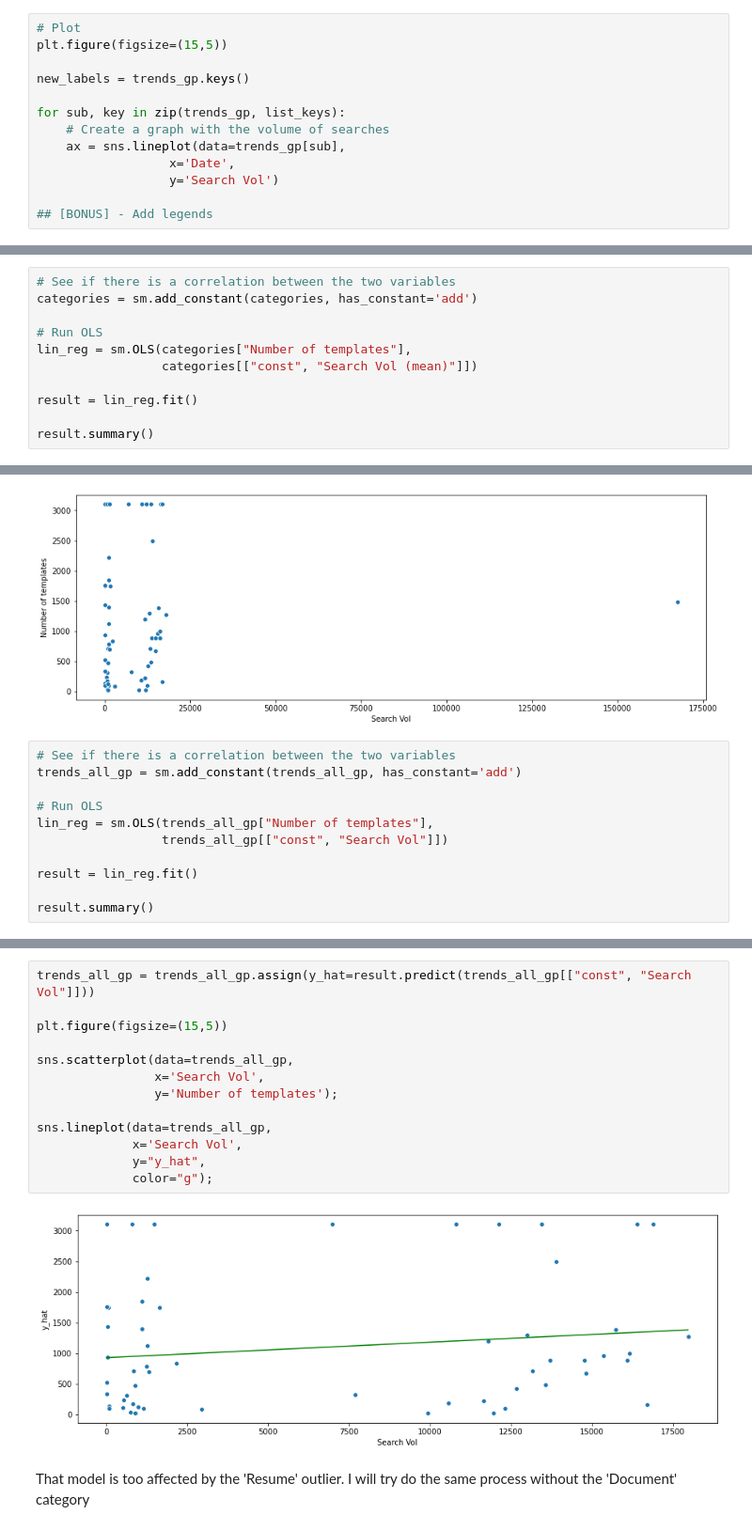
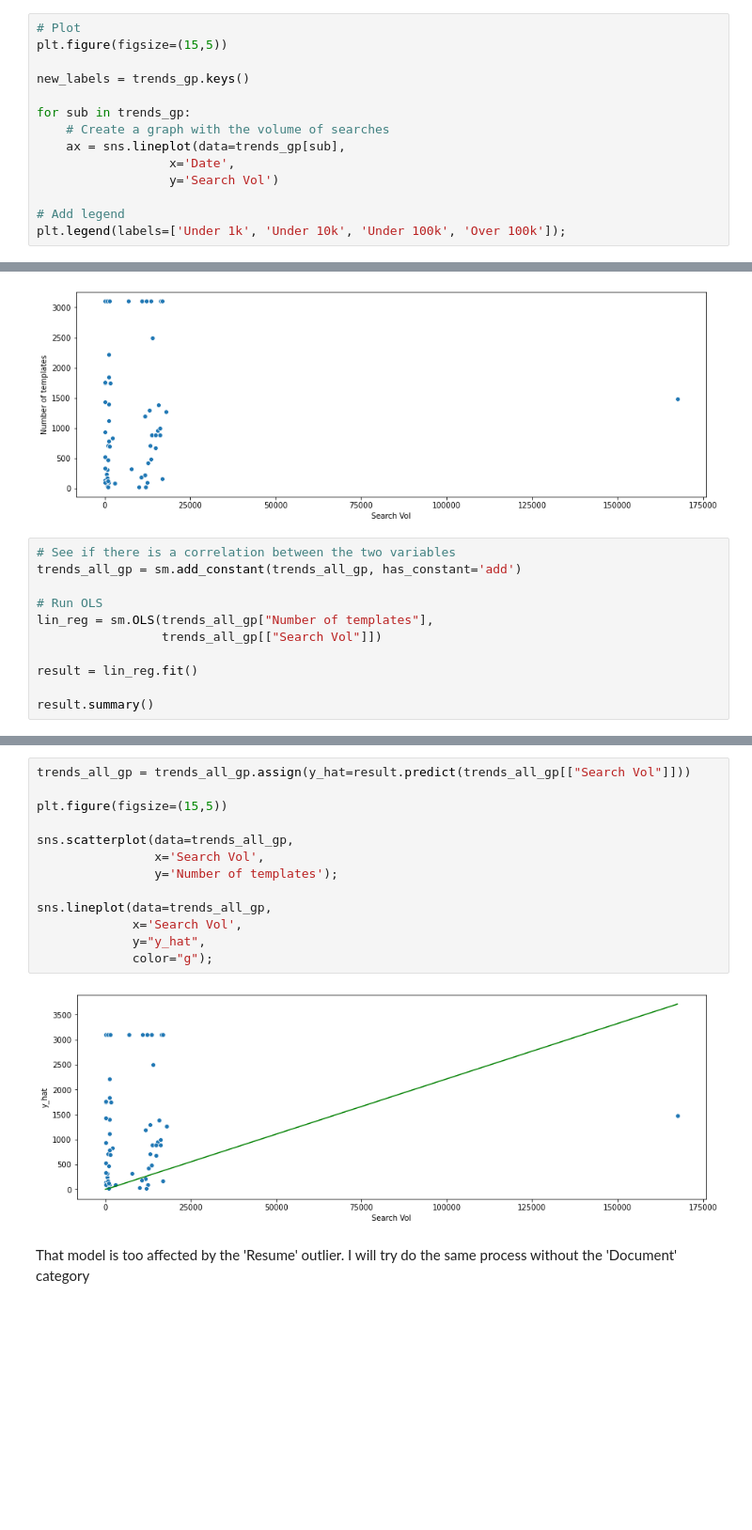
Before and after one commit to pepenunez/product-analytics, a Jupyter notebook: data-analysis.ipynb, the cells around one changed output, grey strips where cells are left out. Shown: that part at 94% size. Drawn from its saved outputs; the diff is of its cells as text; blank space fills up the shorter version.

```diff
--- a/data-analysis.ipynb
+++ b/data-analysis.ipynb
@@ -137,11 +137,12 @@ plt.figure(figsize=(15,5))
 
 new_labels = trends_gp.keys()
 
-for sub, key in zip(trends_gp, list_keys):
+for sub in trends_gp:
     # Create a graph with the volume of searches
     ax = sns.lineplot(data=trends_gp[sub],
                   x='Date',
                   y='Search Vol')
 
-## [BONUS] - Add legends
+# Add legend
+plt.legend(labels=['Under 1k', 'Under 10k', 'Under 100k', 'Over 100k']);
 # %% [output]
@@ -250,11 +216,0 @@ sns.scatterplot(data=categories,
-# %%
-# See if there is a correlation between the two variables
-categories = sm.add_constant(categories, has_constant='add')
-
-# Run OLS
-lin_reg = sm.OLS(categories["Number of templates"],
-                 categories[["const", "Search Vol (mean)"]])
-
-result = lin_reg.fit()
-
-result.summary()
@@ -341,7 +259,7 @@ trends_all_gp = sm.add_constant(trends_all_gp, has_constant='add')
 
 # Run OLS
 lin_reg = sm.OLS(trends_all_gp["Number of templates"],
-                 trends_all_gp[["const", "Search Vol"]])
+                 trends_all_gp[["Search Vol"]])
 
 result = lin_reg.fit()
 
@@ -371,18 +286,18 @@ strong multicollinearity or other numerical problems.
 # %%
-trends_all_gp = trends_all_gp.assign(y_hat=result.predict(trends_all_gp[["const", "Search Vol"]]))
+trends_all_gp = trends_all_gp.assign(y_hat=result.predict(trends_all_gp[["Search Vol"]]))
 
 plt.figure(figsize=(15,5))
 
 sns.scatterplot(data=trends_all_gp,
                 x='Search Vol',
                 y='Number of templates');
 
 sns.lineplot(data=trends_all_gp,
              x='Search Vol',
              y="y_hat",
              color="g");
 # %% [output]
-[figure, old version]
+[figure, new version]
 # %% [markdown]
 That model is too affected by the 'Resume' outlier. I will try do the same process without the 'Document' category
 # %%
```
Also changed, not shown: parts of 20 cells of this notebook, 1 other file.
